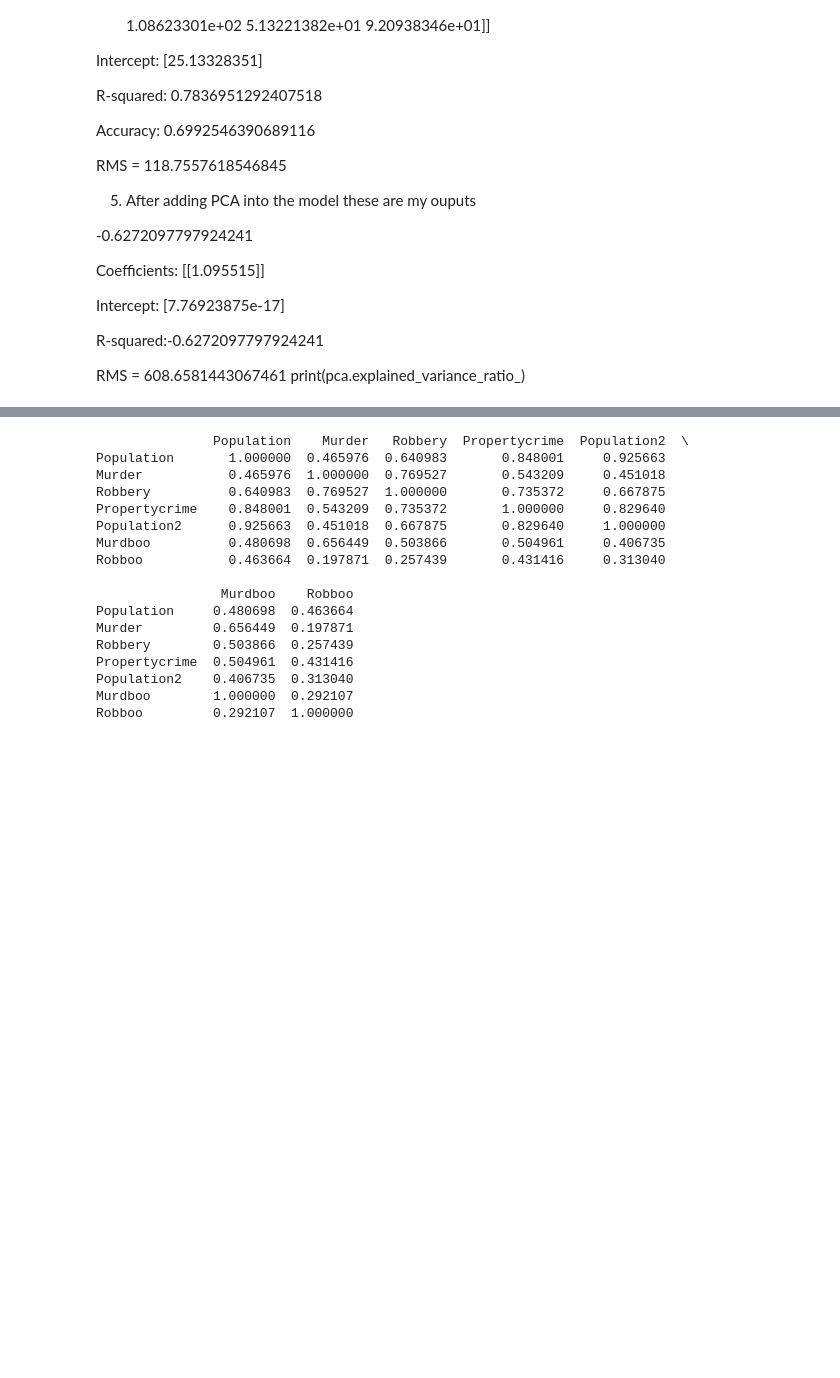
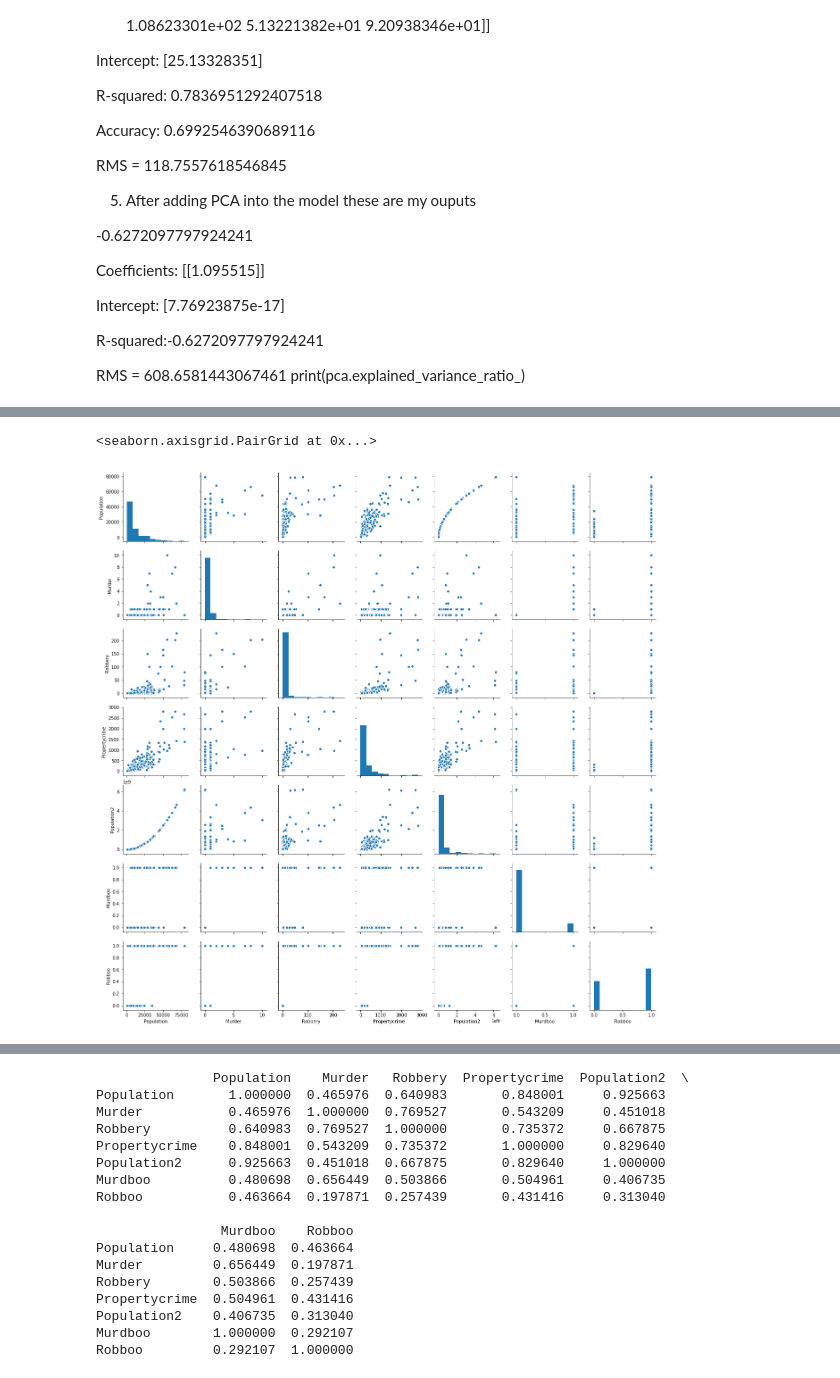
Before and after one commit to martinrussell99/Unit2, a Jupyter notebook: Unit2_lesson_5_Challenge.ipynb, the cells around one changed output, grey strips where cells are left out. Cells and saved outputs as stored; diff of their text form; code cells hidden in the pictures; blank space fills up the shorter version.

```diff
--- a/Unit2_lesson_5_Challenge.ipynb
+++ b/Unit2_lesson_5_Challenge.ipynb
@@ -70,0 +76,6 @@ dataset['Robboo'] = re.values
+# %%
+import seaborn as sns
+sns.pairplot(dataset)
+# %% [output]
+<seaborn.axisgrid.PairGrid at 0x...>
+[figure, added]
```
Also changed, not shown: parts of 26 cells of this notebook.
